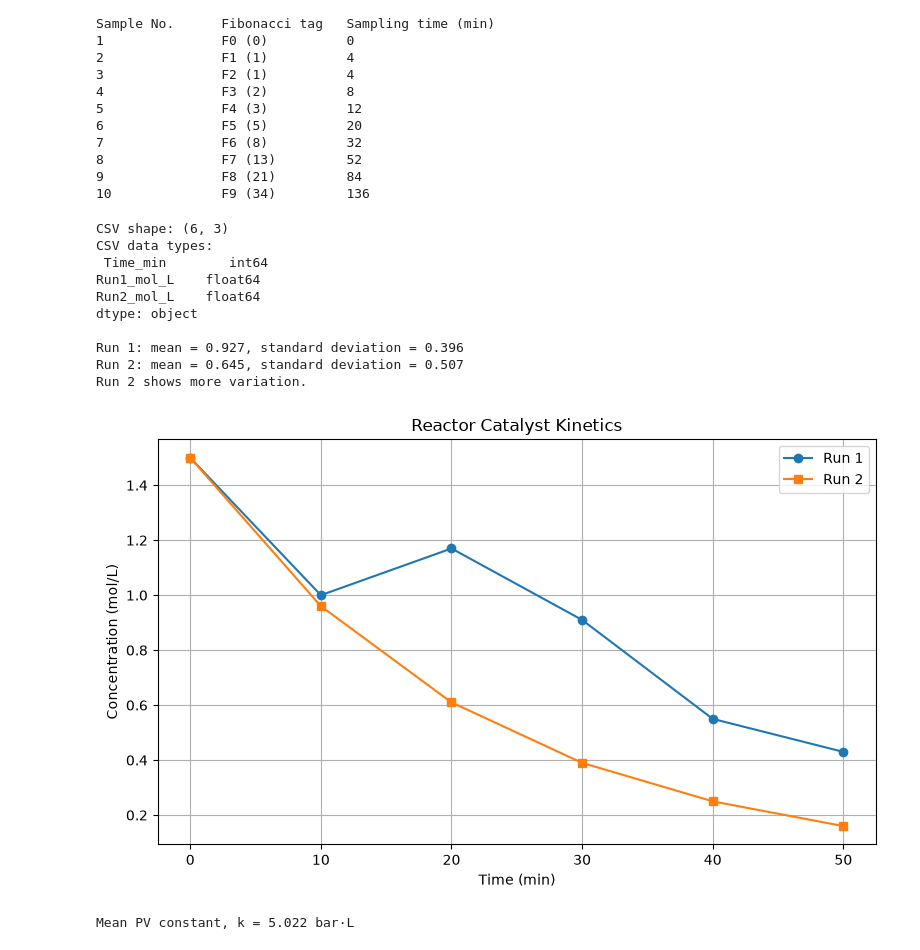
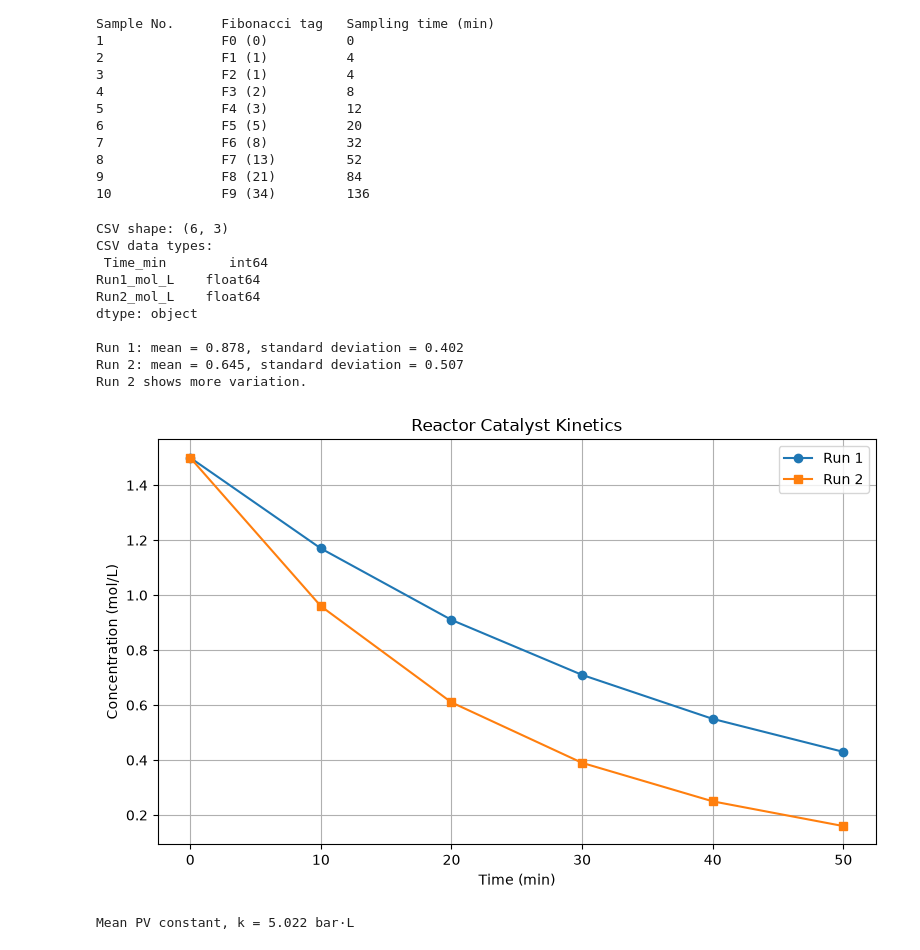
Before and after one commit to anupamugokar-tech/CP_Practical, a Jupyter notebook: 20251001075_setD.ipynb, the cells around one changed output. Cells and saved outputs as stored; diff of their text form; code cells hidden in the pictures.

```diff
--- a/20251001075_setD.ipynb
+++ b/20251001075_setD.ipynb
@@ -290,7 +290,7 @@ import matplotlib.pyplot as plt
 # Run 2 is illustrative because no second series was specified.
 kinetics_df = pd.DataFrame({
     "Time_min": [0,  10,  20,  30, 40, 50],
-    "Run1_mol_L": [ 1.50, 1.00, 1.17, 0.91, 0.55, 0.43],
+    "Run1_mol_L": [ 1.50, 1.17, 0.91,0.71, 0.55, 0.43],
     "Run2_mol_L": [1.50, 0.96, 0.61, 0.39, 0.25, 0.16],
 })
 
@@ -339,34 +339,34 @@ gas_data = pd.DataFrame({
 })
 k = (gas_data["Volume_L"] * gas_data["Pressure_bar"]).mean()
 print(f"\nMean PV constant, k = {k:.3f} bar·L")
 
 # Plot measured pressures and the reference curve P = k / V.
 volume_curve = np.linspace(gas_data["Volume_L"].min(),
                            gas_data["Volume_L"].max(), 200)
 pressure_curve = k / volume_curve
 
 plt.figure(figsize=(8, 5))
 plt.scatter(gas_data["Volume_L"], gas_data["Pressure_bar"],
             label="Measured data")
 plt.plot(volume_curve, pressure_curve, label=f"Reference curve (k={k:.3f})")
 plt.title("Ethylene Gas Compression")
 plt.xlabel("Volume (L)")
 plt.ylabel("Pressure (bar)")
 plt.legend()
 plt.grid(True)
 plt.tight_layout()
 plt.show()
 # %% [output]
 CSV shape: (6, 3)
 CSV data types:
  Time_min        int64
 Run1_mol_L    float64
 Run2_mol_L    float64
 dtype: object
 
-Run 1: mean = 0.927, standard deviation = 0.396
+Run 1: mean = 0.878, standard deviation = 0.402
 Run 2: mean = 0.645, standard deviation = 0.507
 Run 2 shows more variation.
-[figure, old version]
+[figure, new version]
 Mean PV constant, k = 5.022 bar·L
 [figure]
```
Also changed, not shown: 2 other files.
